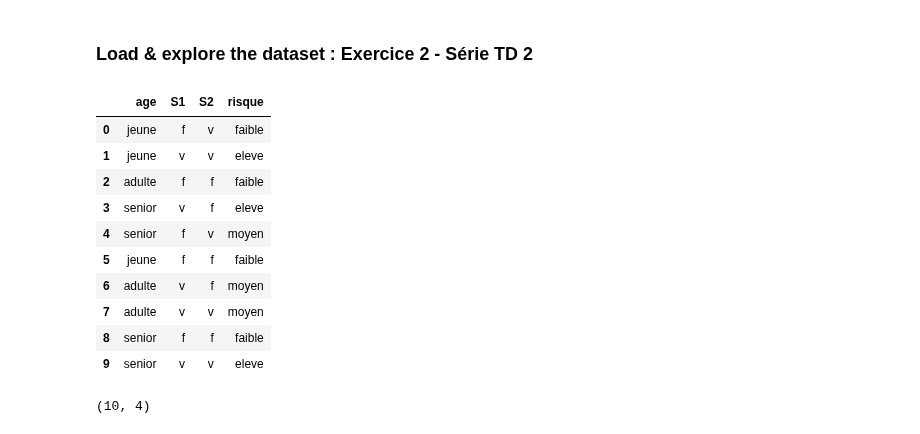
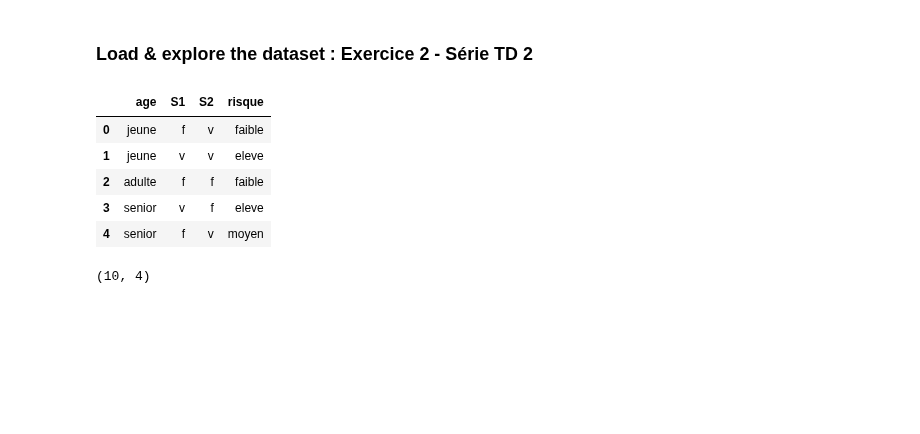
Before and after one commit to GitTeaching/My-Courses, a Jupyter notebook: S2/Data-Mining/Série_TP_4.ipynb, the cells around one changed output. Drawn from its saved outputs; the diff is of its cells as text; code cells hidden in the pictures; blank space fills up the shorter version.

```diff
--- a/S2/Data-Mining/Série_TP_4.ipynb
+++ b/S2/Data-Mining/Série_TP_4.ipynb
@@ -39,20 +58,15 @@ lst_data = [
 ]
 # %%
 df = pd.DataFrame(lst_data, columns=['age', 'S1', 'S2', 'risque'])
-
-df
-# %% [output]
-|  | age | S1 | S2 | risque |
-| 0 | jeune | f | v | faible |
-| 1 | jeune | v | v | eleve |
-| 2 | adulte | f | f | faible |
-| 3 | senior | v | f | eleve |
-| 4 | senior | f | v | moyen |
-| 5 | jeune | f | f | faible |
-| 6 | adulte | v | f | moyen |
-| 7 | adulte | v | v | moyen |
-| 8 | senior | f | f | faible |
-| 9 | senior | v | v | eleve |
+# %%
+df.head()
+# %% [output]
+|  | age | S1 | S2 | risque |
+| 0 | jeune | f | v | faible |
+| 1 | jeune | v | v | eleve |
+| 2 | adulte | f | f | faible |
+| 3 | senior | v | f | eleve |
+| 4 | senior | f | v | moyen |
 # %%
 df.shape
 # %% [output]
```
Also changed, not shown: parts of 54 cells of this notebook.
